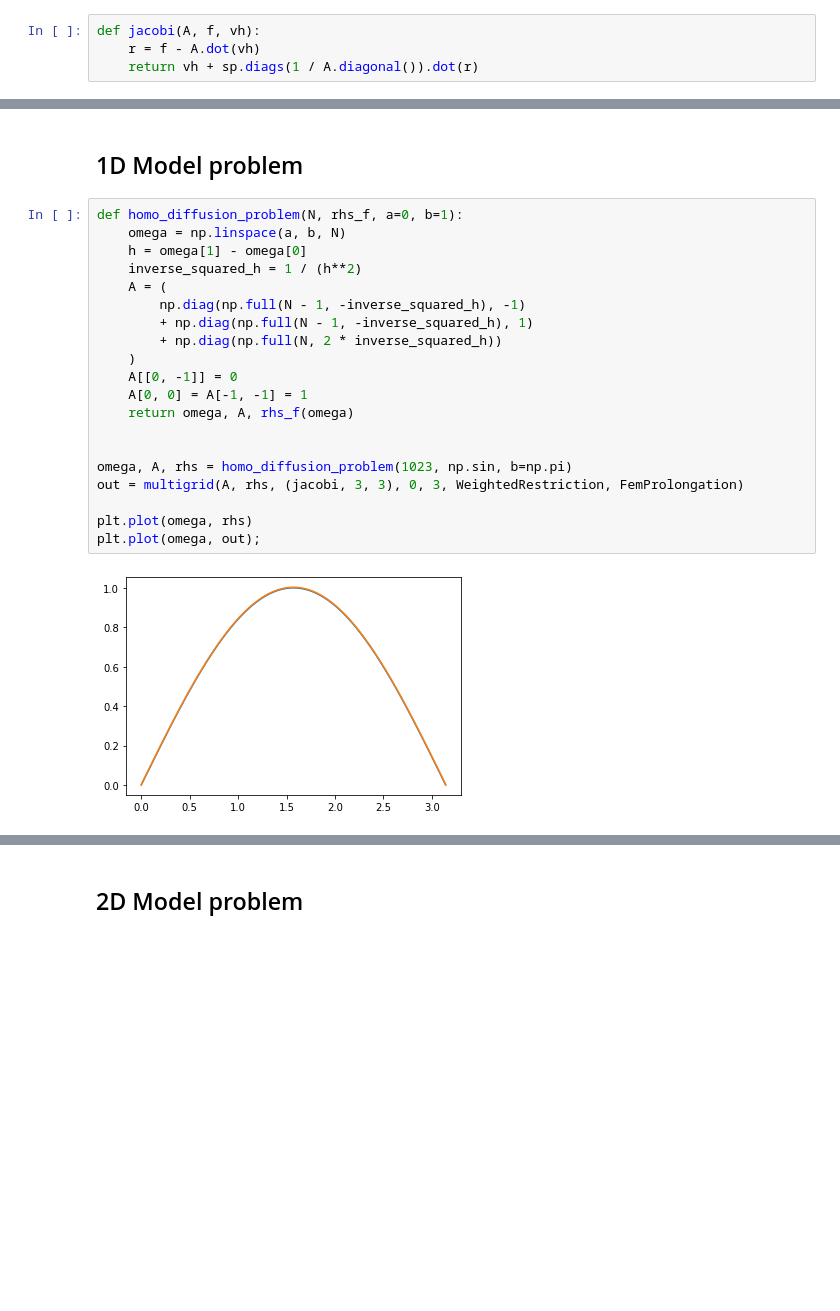
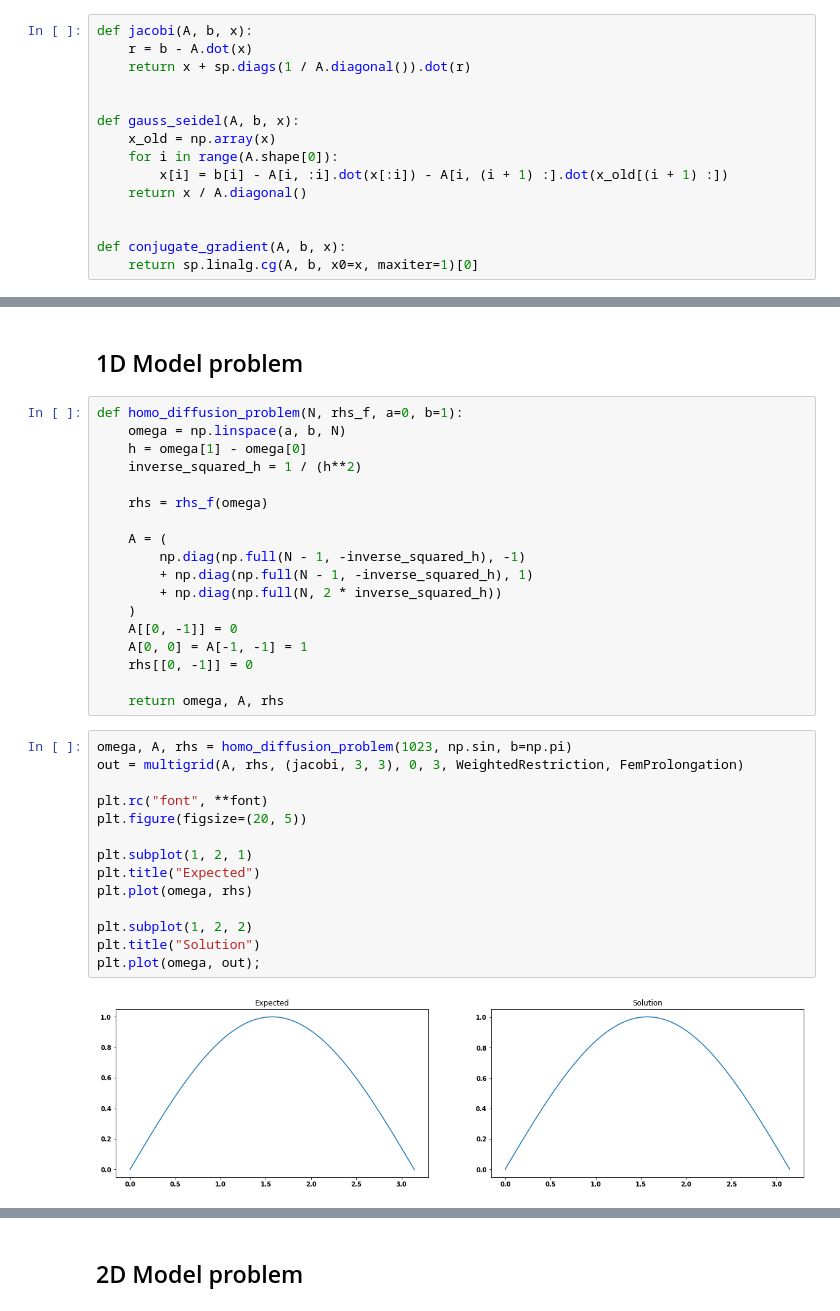
Before and after one commit to fandreuz/multigrid-pde, a Jupyter notebook: multigrid.ipynb, the cells around one changed output, grey strips where cells are left out. Saved outputs shown, nothing was run; the diff lists cells and outputs as text; blank space fills up the shorter version.

Commit message:
working fast 2d multigrid

```diff
--- a/multigrid.ipynb
+++ b/multigrid.ipynb
@@ -64,9 +70,20 @@ class WeightedRestriction(Restriction):
         ).flatten()
         return sp.coo_matrix((data, (rows, cols))).tocsr()
 # %%
-def jacobi(A, f, vh):
-    r = f - A.dot(vh)
-    return vh + sp.diags(1 / A.diagonal()).dot(r)
+def jacobi(A, b, x):
+    r = b - A.dot(x)
+    return x + sp.diags(1 / A.diagonal()).dot(r)
+
+
+def gauss_seidel(A, b, x):
+    x_old = np.array(x)
+    for i in range(A.shape[0]):
+        x[i] = b[i] - A[i, :i].dot(x[:i]) - A[i, (i + 1) :].dot(x_old[(i + 1) :])
+    return x / A.diagonal()
+
+
+def conjugate_gradient(A, b, x):
+    return sp.linalg.cg(A, b, x0=x, maxiter=1)[0]
 # %%
 def multigrid(
     Ah, fh, smoother_info, hm, hm_threshold, restriction, prolongation, vh=None, gamma=1
@@ -119,6 +136,9 @@ def homo_diffusion_problem(N, rhs_f, a=0, b=1):
     omega = np.linspace(a, b, N)
     h = omega[1] - omega[0]
     inverse_squared_h = 1 / (h**2)
+
+    rhs = rhs_f(omega)
+
     A = (
         np.diag(np.full(N - 1, -inverse_squared_h), -1)
         + np.diag(np.full(N - 1, -inverse_squared_h), 1)
@@ -126,14 +146,23 @@ def homo_diffusion_problem(N, rhs_f, a=0, b=1):
     )
     A[[0, -1]] = 0
     A[0, 0] = A[-1, -1] = 1
-    return omega, A, rhs_f(omega)
+    rhs[[0, -1]] = 0
 
-
-omega, A, rhs = homo_diffusion_problem(1023, np.sin, b=np.pi)
-out = multigrid(A, rhs, (jacobi, 3, 3), 0, 3, WeightedRestriction, FemProlongation)
-
-plt.plot(omega, rhs)
-plt.plot(omega, out);
+    return omega, A, rhs
-# %% [output]
-[figure, removed]
+# %%
+omega, A, rhs = homo_diffusion_problem(1023, np.sin, b=np.pi)
+out = multigrid(A, rhs, (jacobi, 3, 3), 0, 3, WeightedRestriction, FemProlongation)
+
+plt.rc("font", **font)
+plt.figure(figsize=(20, 5))
+
+plt.subplot(1, 2, 1)
+plt.title("Expected")
+plt.plot(omega, rhs)
+
+plt.subplot(1, 2, 2)
+plt.title("Solution")
+plt.plot(omega, out);
+# %% [output]
+[figure, added]
 # %% [markdown]
```
Also changed, not shown: parts of 10 cells of this notebook.
